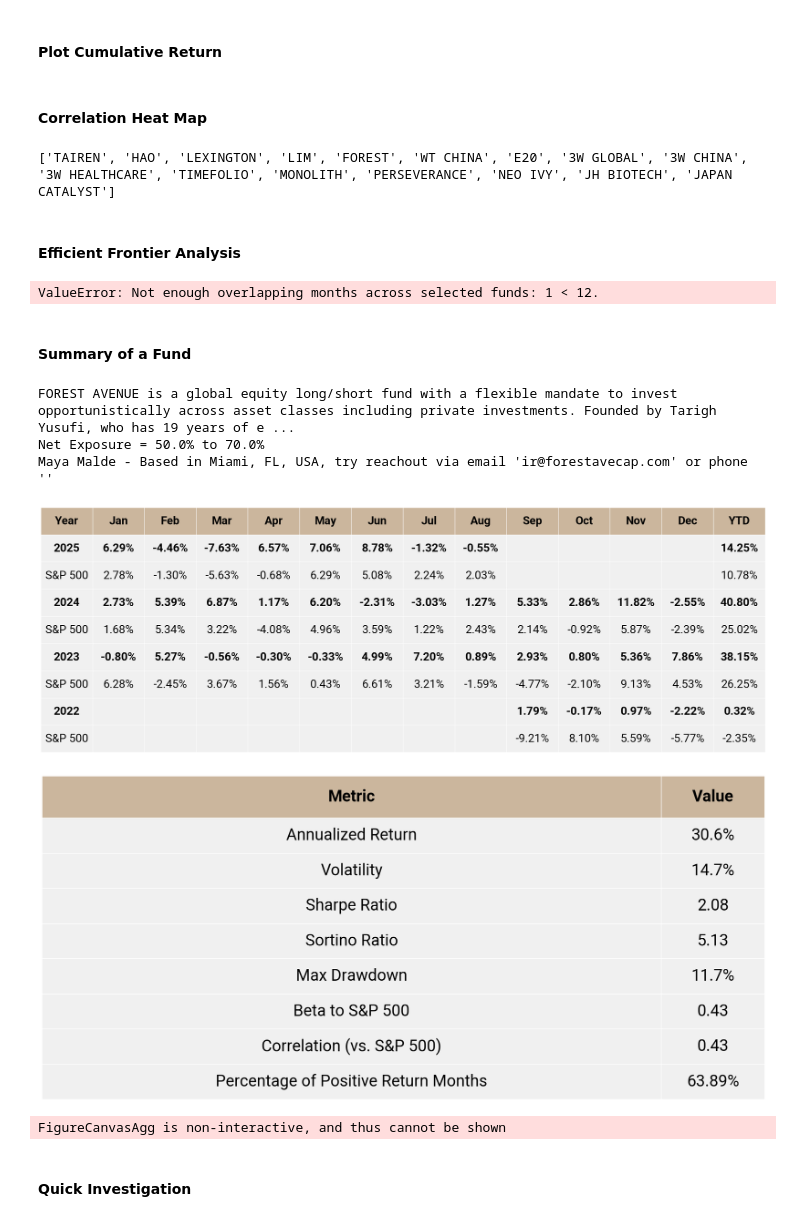
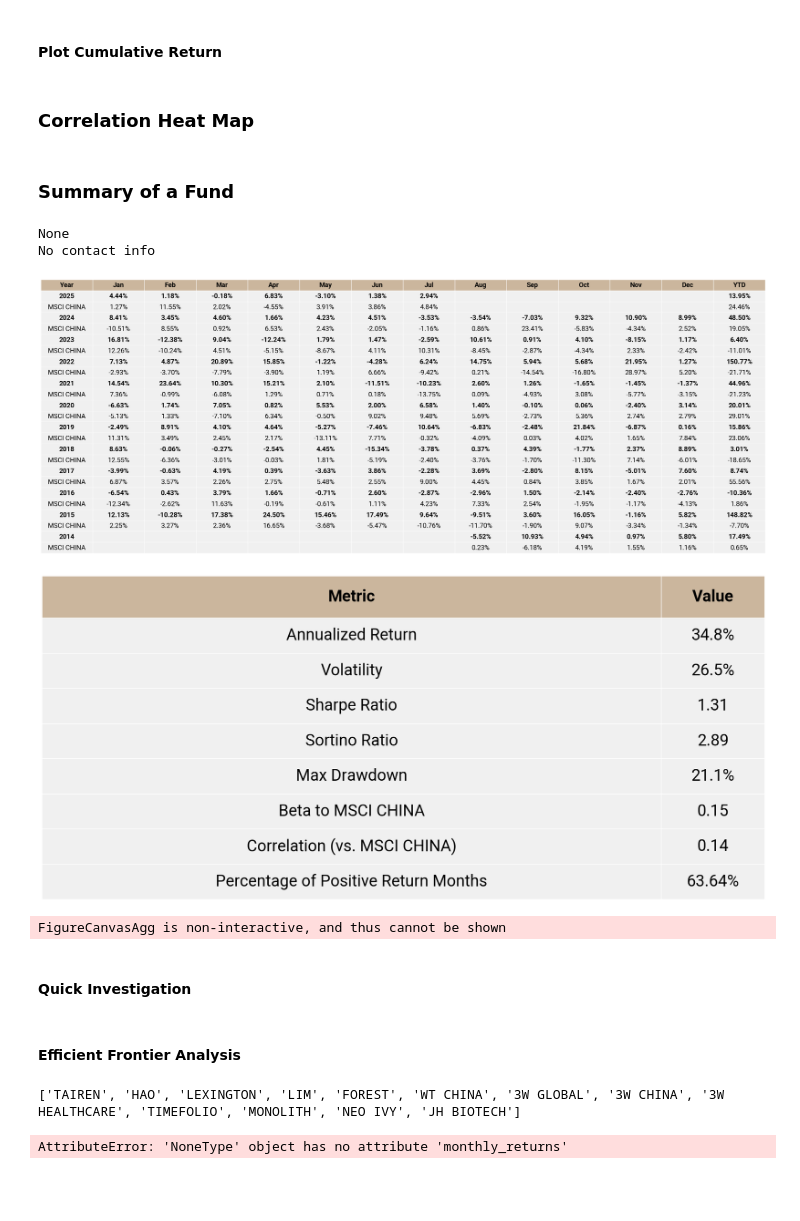
Before and after one commit to python-Marsh/fofproject, a Jupyter notebook: fund_workstation.ipynb, the cells around one changed output. Drawn from its saved outputs; the diff is of its cells as text; code cells hidden in the pictures; blank space fills up the shorter version.

```diff
--- a/fund_workstation.ipynb
+++ b/fund_workstation.ipynb
@@ -39,4 +33,4 @@ csv_fund = input_monthly_returns(r"input\forest avenue\returns.csv")
 # %%
 # Do not open the pdf while running, or the renaming process will encounter error
-gpt_fund = process_pdfs_in_folder(folder_path=r"input\Singapore",save=True)
+gpt_fund = process_pdfs_in_folder(folder_path=r"input\re-run",save=True)
 gpt_fund = init_funds(gpt_fund)
@@ -70,2 +37,4 @@ Processing: input\less_compelling\WOODSON_TMT Specialist_less than 1 Sharpe.pdf
 # %%
-gpt_fund = gpt_fund_2 | gpt_fund
+port = load_saved_json(folder_path=r"input\portfolio")
+port = init_funds(port)
+funds = gpt_fund | port
@@ -81,5 +48,4 @@ rerun_no_perf_files(folder_path=r"input\worth_a_look",save=True)
 funds = merge_funds(csv_fund, funds)
 # %%
-# Right-hand side has higher priority
-funds = csv_fund | gpt_fund
+funds = csv_fund | funds
 # %% [markdown]
@@ -110,5 +56,3 @@ save_changes_in_fund(funds, folder_path=r"input\Singapore")
 # %%
 print(funds['ASIAN TECHNOLOGY'].total_max_dd)
-# %%
-funds = gpt_fund
 # %% [markdown]
@@ -200,33 +118,24 @@ plot = plot_cumulative_returns(
     )
 # %% [markdown]
-#### Correlation Heat Map
+### Correlation Heat Map
 # %%
 # Correlation heatmap
-list_to_plot = our_portfolio + ['JAPAN CATALYST']
+list_to_plot = our_portfolio + ['BASSWOOD']
 print(list_to_plot)
 funds_to_be_plot = subset_of_funds(funds, list_to_plot)
 start_month = "2019-12"
 end_month = "2025-7"
 
 fig, corr_df, overlap_df = plot_fund_correlation_heatmap(funds_to_be_plot, method="pearson", min_overlap=12)
-# %% [output]
-['TAIREN', 'HAO', 'LEXINGTON', 'LIM', 'FOREST', 'WT CHINA', 'E20', '3W GLOBAL', '3W CHINA', '3W HEALTHCARE', 'TIMEFOLIO', 'MONOLITH', 'PERSEVERANCE', 'NEO IVY', 'JH BIOTECH', 'JAPAN CATALYST']
-# %% [markdown]
-#### Efficient Frontier Analysis
-# %%
-minimum_variance_analysis(funds)
-# %% [output]
-ValueError: Not enough overlapping months across selected funds: 1 < 12.
 # %% [markdown]
-#### Summary of a Fund
+### Summary of a Fund
 # %%
-funds['FOREST AVENUE'].summary_of_a_fund(benchmark_fund=funds['S&P 500'],language="en")
+funds['HAO'].summary_of_a_fund(benchmark_fund=funds['MSCI CHINA'],language="en",save = True)
 # %% [output]
-FOREST AVENUE is a global equity long/short fund with a flexible mandate to invest opportunistically across asset classes including private investments. Founded by Tarigh Yusufi, who has 19 years of e ...
-Net Exposure = 50.0% to 70.0%
-Maya Malde - Based in Miami, FL, USA, try reachout via email 'ir@forestavecap.com' or phone ''
+None
+No contact info
-[figure, old version]
+[figure, new version]
-[figure, old version]
+[figure, new version]
 FigureCanvasAgg is non-interactive, and thus cannot be shown
 # %% [markdown]
 #### Quick Investigation
@@ -242,3 +151,24 @@ fig = the_fund_to_investigate.export_key_metrics_table(
             metrics=["cagr", "vol", "sharpe", "sortino", "mdd", "beta", "corr", "win"],
             horizontal=False,
         )
+# %% [markdown]
+#### Efficient Frontier Analysis
+# %%
+remove_list = ['E20', 'PERSEVERANCE']
+
+for i, k in enumerate(our_portfolio):
+    if k in remove_list:
+        our_portfolio.pop(i)
+print(our_portfolio)
+
+
+funds_to_be_plot = subset_of_funds(funds, our_portfolio)
+# %% [output]
+['TAIREN', 'HAO', 'LEXINGTON', 'LIM', 'FOREST', 'WT CHINA', '3W GLOBAL', '3W CHINA', '3W HEALTHCARE', 'TIMEFOLIO', 'MONOLITH', 'NEO IVY', 'JH BIOTECH']
+# %%
+# Choose Mode between "Maximum Sharpe", "Minimum Variance", "Target Return"
+fig, weights, stats = minimum_variance_analysis(funds=funds_to_be_plot, mode="Maximum Sharpe", target_return=0.14, title=None)
+print(weights)
+print(stats)
+# %% [output]
+AttributeError: 'NoneType' object has no attribute 'monthly_returns'
```
Also changed, not shown: parts of 25 cells of this notebook, 6 other files.
